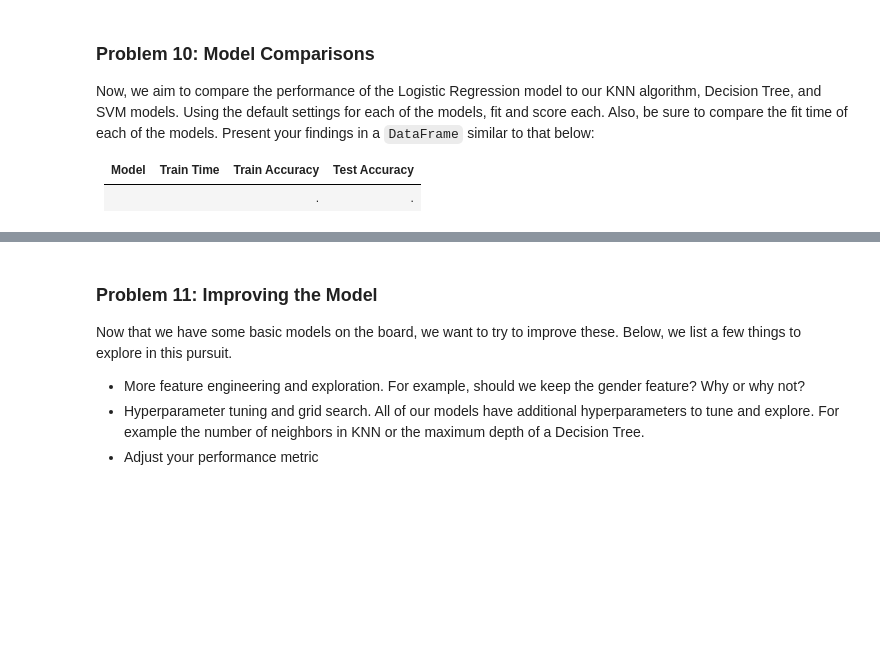
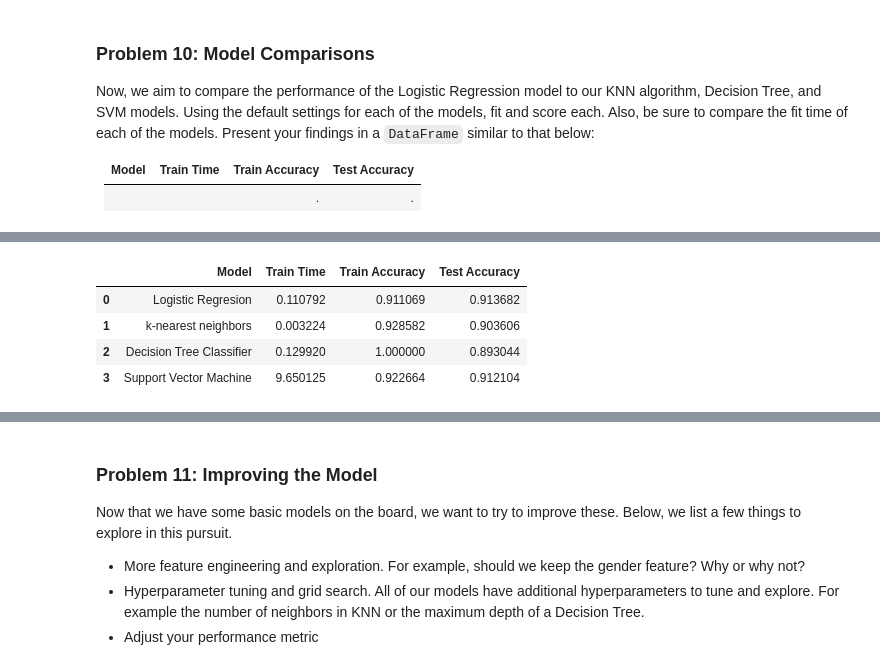
Before and after one commit to bgajare/ucb-aiml-comparing-classifiers, a Jupyter notebook: comparing_classifiers.ipynb, the cells around one changed output, grey strips where cells are left out. Saved outputs shown, nothing was run; the diff lists cells and outputs as text; code cells hidden in the pictures; blank space fills up the shorter version.

```diff
--- a/comparing_classifiers.ipynb
+++ b/comparing_classifiers.ipynb
@@ -413,0 +511,8 @@ Now, we aim to compare the performance of the Logistic Regression model to our K
+# %%
+df_model_comparison
+# %% [output]
+|  | Model | Train Time | Train Accuracy | Test Accuracy |
+| 0 | Logistic Regresion | 0.110792 | 0.911069 | 0.913682 |
+| 1 | k-nearest neighbors | 0.003224 | 0.928582 | 0.903606 |
+| 2 | Decision Tree Classifier | 0.129920 | 1.000000 | 0.893044 |
+| 3 | Support Vector Machine | 9.650125 | 0.922664 | 0.912104 |
```
Also changed, not shown: parts of 9 cells of this notebook.
